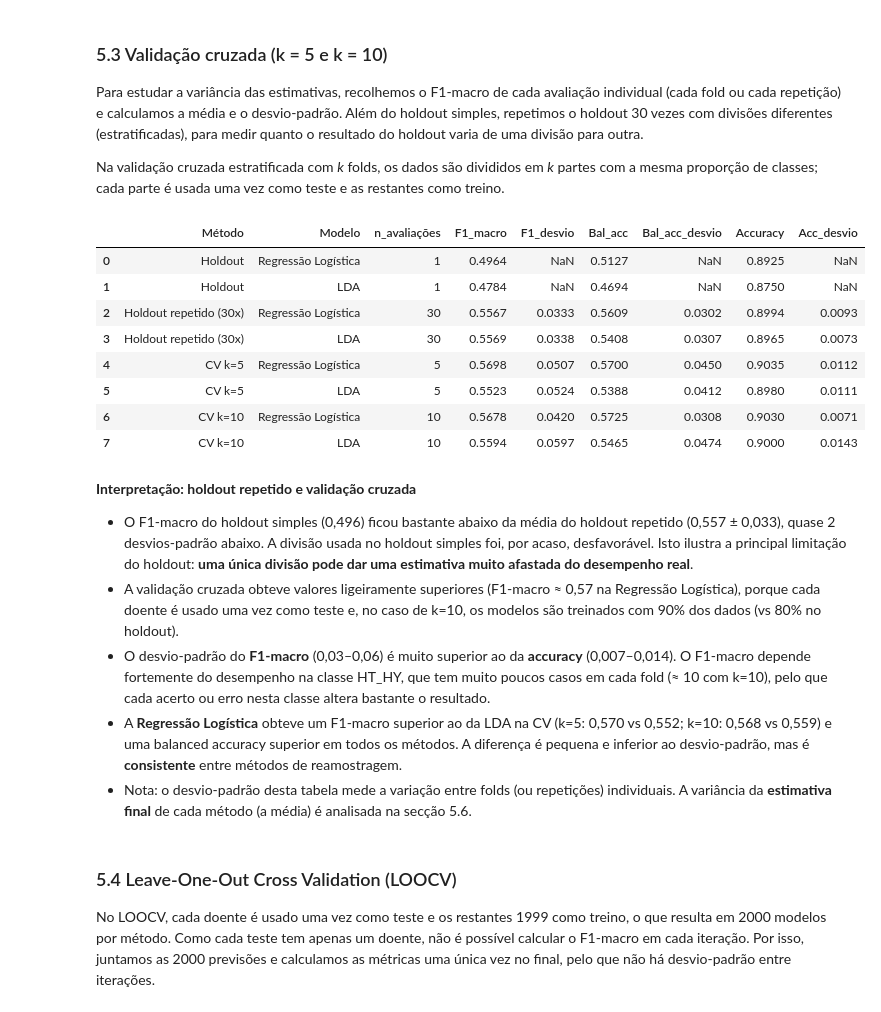
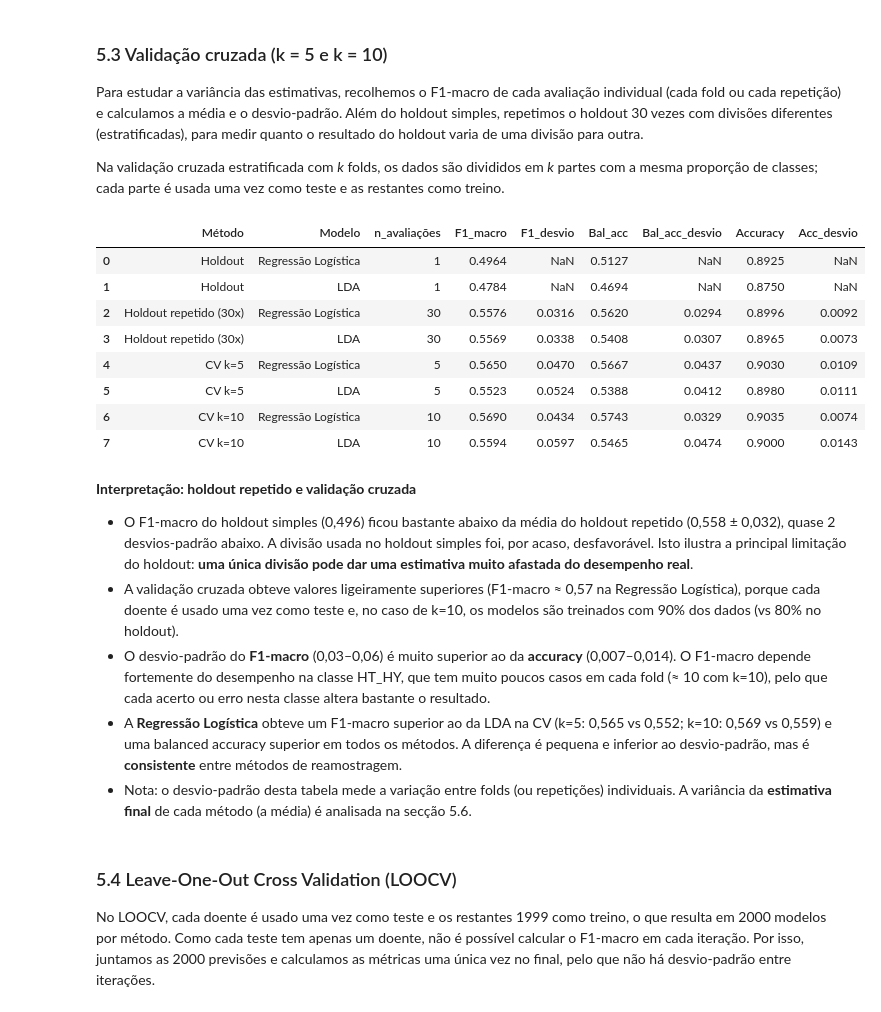
Before and after one commit to 1231478-Ellah-Fleischmann/APRAU-PROJETO, a Jupyter notebook: notebooks/APRAU_EFG_M1A_1231478_1230806.ipynb, the cells around one changed output. Saved outputs shown, nothing was run; the diff lists cells and outputs as text; code cells hidden in the pictures.

```diff
--- a/notebooks/APRAU_EFG_M1A_1231478_1230806.ipynb
+++ b/notebooks/APRAU_EFG_M1A_1231478_1230806.ipynb
@@ -796,7 +796,6 @@ O objetivo é prever `target_class` (DI, HT ou HT_HY) com dois métodos:
 # %% [markdown]
 ### 5.1 Preparação dos dados e modelos
 # %%
-from sklearn.pipeline import make_pipeline
 from sklearn.preprocessing import StandardScaler
 from sklearn.linear_model import LogisticRegression
 from sklearn.discriminant_analysis import LinearDiscriminantAnalysis
@@ -804,18 +803,27 @@ from sklearn.metrics import (accuracy_score, balanced_accuracy_score, f1_score,
                              classification_report, ConfusionMatrixDisplay)
 
 # Dados de classificação
+nomes_modelos = ['Regressão Logística', 'LDA']
 X_cls = pd.get_dummies(df_clean.drop(columns=['target_class', 'target_regression']),
                        drop_first=True, dtype=int)
 y_cls = df_clean['target_class']
 print("X:", X_cls.shape, " | Classes:", y_cls.value_counts().to_dict())
 
-# Modelos (a normalização está dentro do pipeline)
-def criar_modelos():
-    return {
-        'Regressão Logística': make_pipeline(StandardScaler(),
-                                             LogisticRegression(max_iter=2000, random_state=SEED)),
-        'LDA': make_pipeline(StandardScaler(), LinearDiscriminantAnalysis()),
-    }
+# As variáveis são **normalizadas** (média 0, desvio-padrão 1).
+# A média e o desvio-padrão são calculados apenas com os dados de treino de cada divisão e depois aplicados ao teste, para evitar fuga de informação (*data leakage*).
+def treinar_e_prever(nome, X_treino, y_treino, X_teste):
+    # Normaliza com a média e o desvio-padrão do TREINO e aplica o mesmo ao teste
+    scaler = StandardScaler()
+    X_treino_n = scaler.fit_transform(X_treino)
+    X_teste_n = scaler.transform(X_teste)
+
+    if nome == 'Regressão Logística':
+        modelo = LogisticRegression(max_iter=2000, random_state=SEED)
+    else:
+        modelo = LinearDiscriminantAnalysis()
+
+    modelo.fit(X_treino_n, y_treino)
+    return modelo.predict(X_teste_n)
 
 # Métricas
 def metricas_cls(y_real, y_prev):
@@ -839,9 +847,8 @@ print("Teste:", yc_test.value_counts().to_dict(), "\n")
 res_holdout = {}
 fig, axes = plt.subplots(1, 2, figsize=(12, 5))
 
-for ax, (nome, modelo) in zip(axes, criar_modelos().items()):
-    modelo.fit(Xc_train, yc_train)
-    prev = modelo.predict(Xc_test)
+for ax, nome in zip(axes, nomes_modelos):
+    prev = treinar_e_prever(nome, Xc_train, yc_train, Xc_test)
     res_holdout[nome] = metricas_cls(yc_test, prev)
 
     print(f"===== {nome} =====")
@@ -905,52 +912,55 @@ def registar(metodo, nome, f1s, bals, accs):
     f1s, bals, accs = np.array(f1s), np.array(bals), np.array(accs)
     resultados_cls.append({
         'Método': metodo, 'Modelo': nome, 'n_avaliações': len(f1s),
         'F1_macro': f1s.mean(),  'F1_desvio': f1s.std() if len(f1s) > 1 else np.nan,
         'Bal_acc': bals.mean(),  'Bal_acc_desvio': bals.std() if len(bals) > 1 else np.nan,
         'Accuracy': accs.mean(), 'Acc_desvio': accs.std() if len(accs) > 1 else np.nan,
     })
     dist_f1[(metodo, nome)] = f1s
 
 # 1) Holdout simples (já calculado)
 for nome, r in res_holdout.iterrows():
     registar('Holdout', nome, [r['F1_macro']], [r['Balanced_accuracy']], [r['Accuracy']])
 
 # 2) Holdout repetido 30 vezes
-for nome in criar_modelos():
+for nome in nomes_modelos:
     f1s, bals, accs = [], [], []
     for s in range(30):
         Xa, Xb, ya, yb = train_test_split(X_cls, y_cls, test_size=0.2, stratify=y_cls, random_state=s)
-        prev = criar_modelos()[nome].fit(Xa, ya).predict(Xb)
+        prev = treinar_e_prever(nome, Xa, ya, Xb)
         m = metricas_cls(yb, prev)
         f1s.append(m['F1_macro']); bals.append(m['Balanced_accuracy']); accs.append(m['Accuracy'])
     registar('Holdout repetido (30x)', nome, f1s, bals, accs)
 
 # 3) Validação cruzada estratificada k=5 e k=10
-scoring = {'F1_macro': 'f1_macro', 'Balanced_accuracy': 'balanced_accuracy', 'Accuracy': 'accuracy'}
 for k in [5, 10]:
     skf = StratifiedKFold(n_splits=k, shuffle=True, random_state=SEED)
-    for nome, modelo in criar_modelos().items():
-        r = cross_validate(modelo, X_cls, y_cls, cv=skf, scoring=scoring, n_jobs=-1)
-        registar(f'CV k={k}', nome, r['test_F1_macro'], r['test_Balanced_accuracy'], r['test_Accuracy'])
+    for nome in nomes_modelos:
+        f1s, bals, accs = [], [], []
+        for idx_tr, idx_te in skf.split(X_cls, y_cls):
+            prev = treinar_e_prever(nome, X_cls.iloc[idx_tr], y_cls.iloc[idx_tr], X_cls.iloc[idx_te])
+            m = metricas_cls(y_cls.iloc[idx_te], prev)
+            f1s.append(m['F1_macro']); bals.append(m['Balanced_accuracy']); accs.append(m['Accuracy'])
+        registar(f'CV k={k}', nome, f1s, bals, accs)
 
 pd.DataFrame(resultados_cls).round(4)
 # %% [output]
 |  | Método | Modelo | n_avaliações | F1_macro | F1_desvio | Bal_acc | Bal_acc_desvio | Accuracy | Acc_desvio |
 | 0 | Holdout | Regressão Logística | 1 | 0.4964 | NaN | 0.5127 | NaN | 0.8925 | NaN |
 | 1 | Holdout | LDA | 1 | 0.4784 | NaN | 0.4694 | NaN | 0.8750 | NaN |
-| 2 | Holdout repetido (30x) | Regressão Logística | 30 | 0.5567 | 0.0333 | 0.5609 | 0.0302 | 0.8994 | 0.0093 |
+| 2 | Holdout repetido (30x) | Regressão Logística | 30 | 0.5576 | 0.0316 | 0.5620 | 0.0294 | 0.8996 | 0.0092 |
 | 3 | Holdout repetido (30x) | LDA | 30 | 0.5569 | 0.0338 | 0.5408 | 0.0307 | 0.8965 | 0.0073 |
-| 4 | CV k=5 | Regressão Logística | 5 | 0.5698 | 0.0507 | 0.5700 | 0.0450 | 0.9035 | 0.0112 |
+| 4 | CV k=5 | Regressão Logística | 5 | 0.5650 | 0.0470 | 0.5667 | 0.0437 | 0.9030 | 0.0109 |
 | 5 | CV k=5 | LDA | 5 | 0.5523 | 0.0524 | 0.5388 | 0.0412 | 0.8980 | 0.0111 |
-| 6 | CV k=10 | Regressão Logística | 10 | 0.5678 | 0.0420 | 0.5725 | 0.0308 | 0.9030 | 0.0071 |
+| 6 | CV k=10 | Regressão Logística | 10 | 0.5690 | 0.0434 | 0.5743 | 0.0329 | 0.9035 | 0.0074 |
 | 7 | CV k=10 | LDA | 10 | 0.5594 | 0.0597 | 0.5465 | 0.0474 | 0.9000 | 0.0143 |
 # %% [markdown]
 **Interpretação: holdout repetido e validação cruzada**
 
-- O F1-macro do holdout simples (0,496) ficou bastante abaixo da média do holdout repetido (0,557 ± 0,033), quase 2 desvios-padrão abaixo. A divisão usada no holdout simples foi, por acaso, desfavorável. Isto ilustra a principal limitação do holdout: **uma única divisão pode dar uma estimativa muito afastada do desempenho real**.
+- O F1-macro do holdout simples (0,496) ficou bastante abaixo da média do holdout repetido (0,558 ± 0,032), quase 2 desvios-padrão abaixo. A divisão usada no holdout simples foi, por acaso, desfavorável. Isto ilustra a principal limitação do holdout: **uma única divisão pode dar uma estimativa muito afastada do desempenho real**.
 - A validação cruzada obteve valores ligeiramente superiores (F1-macro ≈ 0,57 na Regressão Logística), porque cada doente é usado uma vez como teste e, no caso de k=10, os modelos são treinados com 90% dos dados (vs 80% no holdout).
 - O desvio-padrão do **F1-macro** (0,03–0,06) é muito superior ao da **accuracy** (0,007–0,014). O F1-macro depende fortemente do desempenho na classe HT_HY, que tem muito poucos casos em cada fold (≈ 10 com k=10), pelo que cada acerto ou erro nesta classe altera bastante o resultado.
-- A **Regressão Logística** obteve um F1-macro superior ao da LDA na CV (k=5: 0,570 vs 0,552; k=10: 0,568 vs 0,559) e uma balanced accuracy superior em todos os métodos. A diferença é pequena e inferior ao desvio-padrão, mas é **consistente** entre métodos de reamostragem.
+- A **Regressão Logística** obteve um F1-macro superior ao da LDA na CV (k=5: 0,565 vs 0,552; k=10: 0,569 vs 0,559) e uma balanced accuracy superior em todos os métodos. A diferença é pequena e inferior ao desvio-padrão, mas é **consistente** entre métodos de reamostragem.
 - Nota: o desvio-padrão desta tabela mede a variação entre folds (ou repetições) individuais. A variância da **estimativa final** de cada método (a média) é analisada na secção 5.6.
 # %% [markdown]
 ### 5.4 Leave-One-Out Cross Validation (LOOCV)
```
Also changed, not shown: parts of 8 cells of this notebook.
